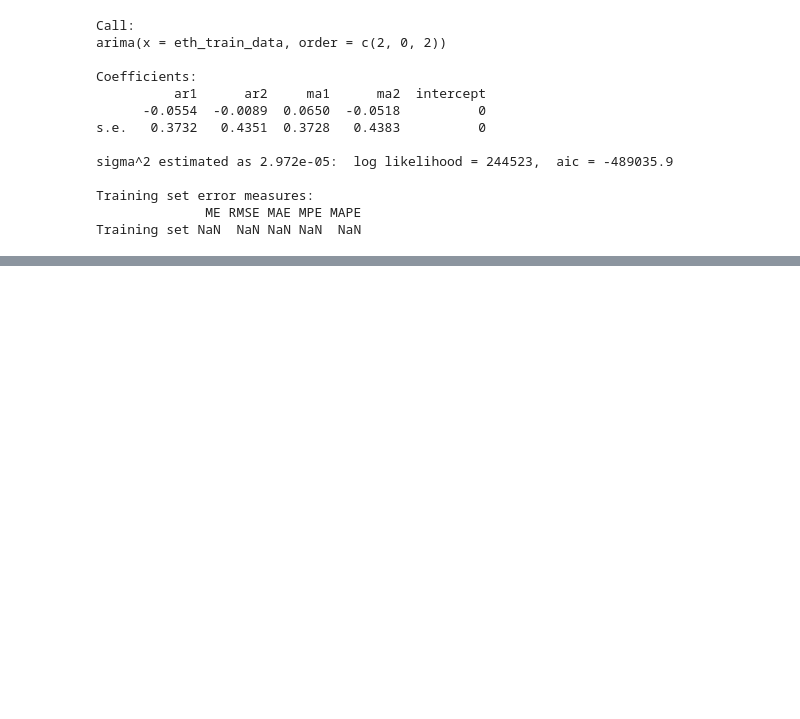
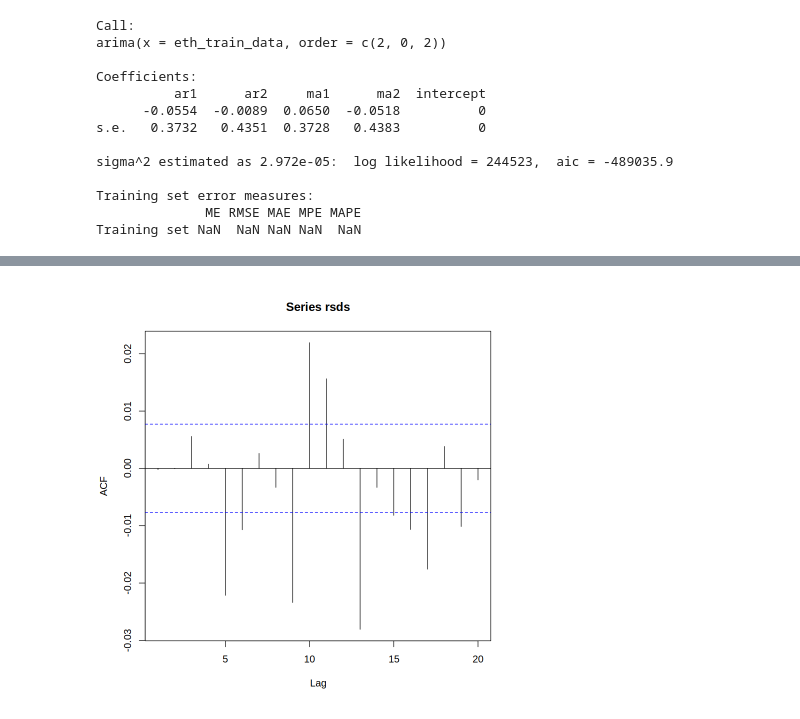
Before and after one commit to Djalal-H/TSA, a Jupyter notebook: main.ipynb, the cells around one changed output, grey strips where cells are left out. Cells and saved outputs as stored; diff of their text form; code cells hidden in the pictures; blank space fills up the shorter version.

```diff
--- a/main.ipynb
+++ b/main.ipynb
@@ -267,0 +317,4 @@ Training set NaN  NaN NaN NaN  NaN
+# %%
+acf(rsds, lag.max = 20)
+# %% [output]
+[figure, added]
```
Also changed, not shown: parts of 22 cells of this notebook, 1 other file.
